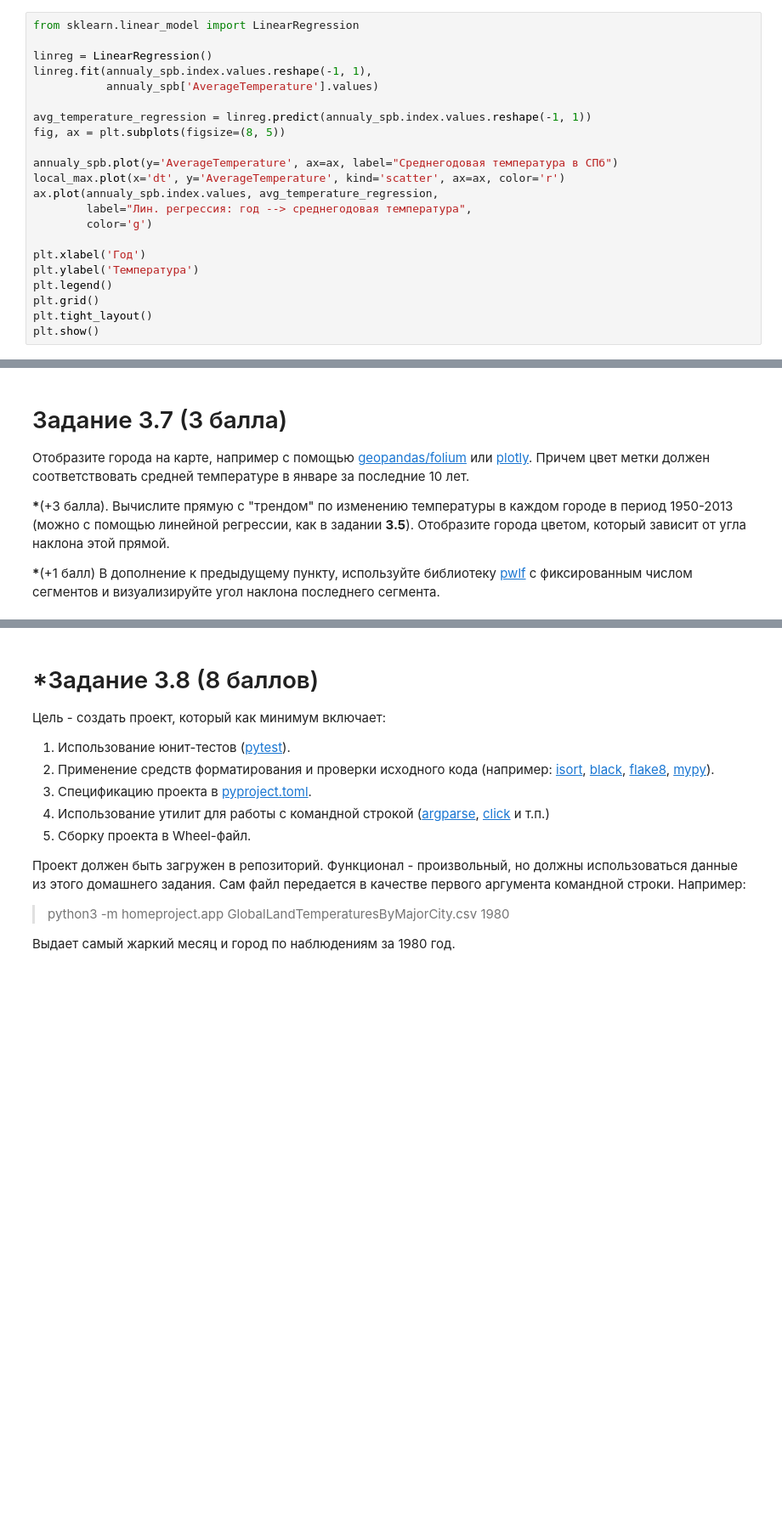
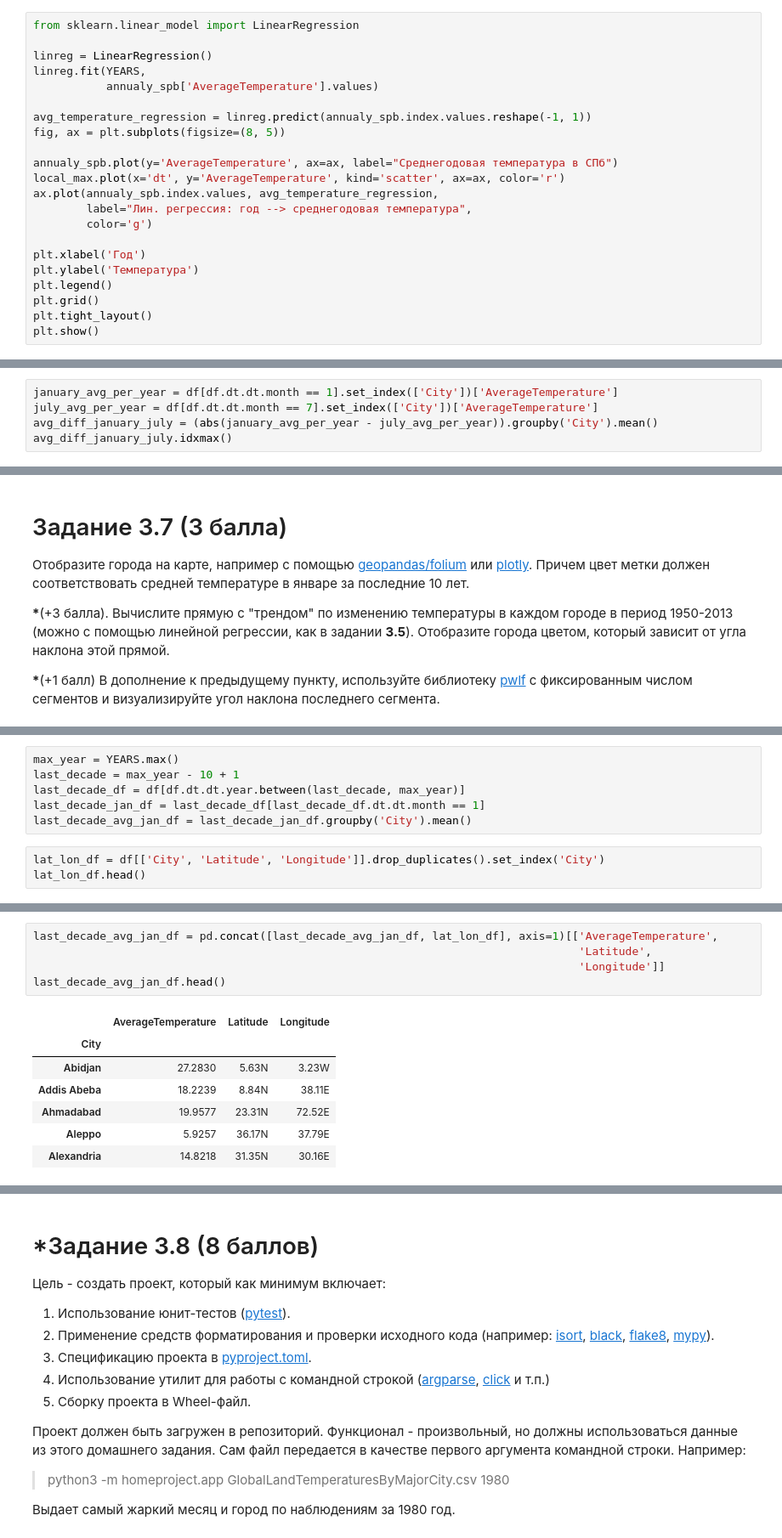
Before and after one commit to dmsy4/python-da-2022, a Jupyter notebook: Task_3.ipynb, the cells around one changed output, grey strips where cells are left out. Shown at 85% size. Drawn from its saved outputs; the diff is of its cells as text; blank space fills up the shorter version.

```diff
--- a/Task_3.ipynb
+++ b/Task_3.ipynb
@@ -122,7 +119,7 @@ plt.show()
 from sklearn.linear_model import LinearRegression
 
 linreg = LinearRegression()
-linreg.fit(annualy_spb.index.values.reshape(-1, 1),
+linreg.fit(YEARS,
            annualy_spb['AverageTemperature'].values)
 
 avg_temperature_regression = linreg.predict(annualy_spb.index.values.reshape(-1, 1))
@@ -167,0 +183,5 @@ Name: AverageTemperature, Length: 6400, dtype: float64
+# %%
+january_avg_per_year = df[df.dt.dt.month == 1].set_index(['City'])['AverageTemperature']
+july_avg_per_year = df[df.dt.dt.month == 7].set_index(['City'])['AverageTemperature']
+avg_diff_january_july = (abs(january_avg_per_year - july_avg_per_year)).groupby('City').mean()
+avg_diff_january_july.idxmax()
@@ -182,0 +211,9 @@ print("Наибольшее среднее количество месяцев
+# %%
+max_year = YEARS.max()
+last_decade = max_year - 10 + 1
+last_decade_df = df[df.dt.dt.year.between(last_decade, max_year)]
+last_decade_jan_df = last_decade_df[last_decade_df.dt.dt.month == 1]
+last_decade_avg_jan_df = last_decade_jan_df.groupby('City').mean()
+# %%
+lat_lon_df = df[['City', 'Latitude', 'Longitude']].drop_duplicates().set_index('City')
+lat_lon_df.head()
@@ -182,0 +228,13 @@ print("Наибольшее среднее количество месяцев
+# %%
+last_decade_avg_jan_df = pd.concat([last_decade_avg_jan_df, lat_lon_df], axis=1)[['AverageTemperature',
+                                                                                  'Latitude',
+                                                                                  'Longitude']]
+last_decade_avg_jan_df.head()
+# %% [output]
+|  | AverageTemperature | Latitude | Longitude |
+| City |  |  |  |
+| Abidjan | 27.2830 | 5.63N | 3.23W |
+| Addis Abeba | 18.2239 | 8.84N | 38.11E |
+| Ahmadabad | 19.9577 | 23.31N | 72.52E |
+| Aleppo | 5.9257 | 36.17N | 37.79E |
+| Alexandria | 14.8218 | 31.35N | 30.16E |
```
Also changed, not shown: parts of 26 cells of this notebook.
